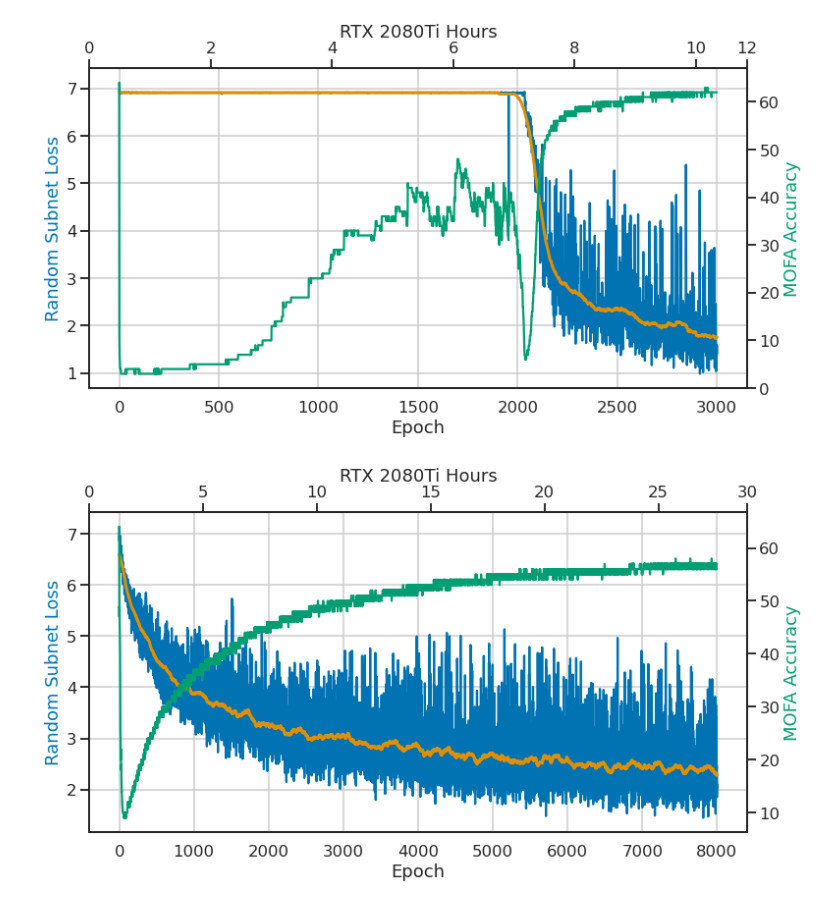
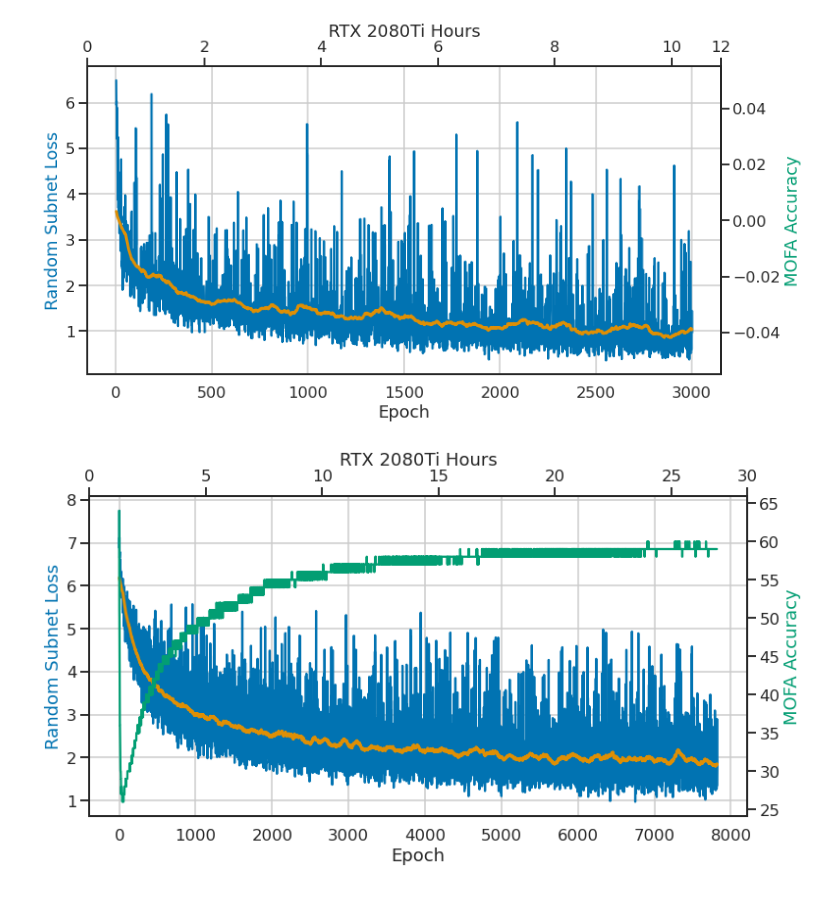
Before and after one commit to MaximGorkem/ai8x-training, a Jupyter notebook: EvalNotebook_arch1.ipynb, the cells around one changed output. Cells and saved outputs as stored; diff of their text form; code cells hidden in the pictures.

Commit message:
MOFA Codes V1.0

```diff
--- a/EvalNotebook_arch1.ipynb
+++ b/EvalNotebook_arch1.ipynb
@@ -27,23 +33,25 @@ def parse_nohup(content):
 #             ep.append(int(line[6:-1]))
             ep_curr += 1
             ep.append(ep_curr)
-        elif 'mofa' in line:
-            mofa_acc.append(int(line[-5:-3]))
+#         elif 'mofa' in line:
+#             mofa_acc.append(int(line[-5:-3]))
         elif 'loss' in line:
             if '\t' in line:
                 loss.append(float(line[15:-1]))
             else:
                 loss.append(float(line[22:-1]))
         elif 'First' in line:
-            first_ktm.append(float(line[19:-1]))
+            first_ktm.append(float(line[11:]))
+#             print(line)
         elif 'Last' in line:
-            last_ktm.append(float(line[18:-1]))
+            last_ktm.append(float(line[10:]))
 
     # ep.insert(0, -1)
     mofa_acc.insert(0, base_acc)
     mofa_acc = mofa_acc[:-1]
 
     mov_loss = moving_average(loss, 101)
+#     mov_loss = scipy.signal.medfilt(loss, kernel_size=101)
     return ep, mofa_acc, mov_loss, loss, first_ktm, last_ktm
 # %%
 def plot_NAS(ep, mofa_acc, mov_loss, epoch_time_in_sec):
@@ -56,11 +64,12 @@ def plot_NAS(ep, mofa_acc, mov_loss, epoch_time_in_sec):
         return np.interp(x, xnew, ep)
 
     f, ax = plt.subplots(1, figsize=(12, 6))
-    plt.plot(ep, loss)
-    plt.grid()
-    plt.plot(ep, mov_loss, linewidth=3)
+#     ax.set_axisbelow(False)
+    ax.plot(ep, loss, zorder=1.0)
+    ax.plot(ep, mov_loss, linewidth=3, zorder=1.1)
     ax.set_xlabel('Epoch')
     ax.set_ylabel('Random Subnet Loss', {'color':'C0'})
+    ax.grid(True, zorder=55)
 
     ax2 = ax.twinx()
     ax2.plot(np.array(mofa_acc), 'C2')
@@ -72,15 +97,15 @@ def plot_NAS(ep, mofa_acc, mov_loss, epoch_time_in_sec):
 # %%
-with open('nohup_elstc_kernel_over4clamp_arch1.out', 'r') as f:
+with open('nohup_elstc_kernel_over4clamp_arch1_BN.out', 'r') as f:
     content = f.readlines()
 base_acc = 64
 epoch_time_in_sec = 13
 
 ep, mofa_acc, mov_loss, loss, first_ktm, last_ktm =  parse_nohup(content)
 plot_NAS(ep, mofa_acc, mov_loss, epoch_time_in_sec)
 # %% [output]
-[figure, old version]
+[figure, new version]
 # %%
-with open('nohup_elstc_depth_over4clamp_arch1.out', 'r') as f:
+with open('nohup_elstc_depth_over4clamp_arch1_BN.out', 'r') as f:
     content = f.readlines()
 base_acc = 64
 epoch_time_in_sec = 13
@@ -88,4 +113,4 @@ epoch_time_in_sec = 13
 ep, mofa_acc, mov_loss, loss, first_ktm, last_ktm =  parse_nohup(content)
 plot_NAS(ep, mofa_acc, mov_loss, epoch_time_in_sec)
 # %% [output]
-[figure, old version]
+[figure, new version]
```
Also changed, not shown: parts of 12 cells of this notebook, 4 other files.
